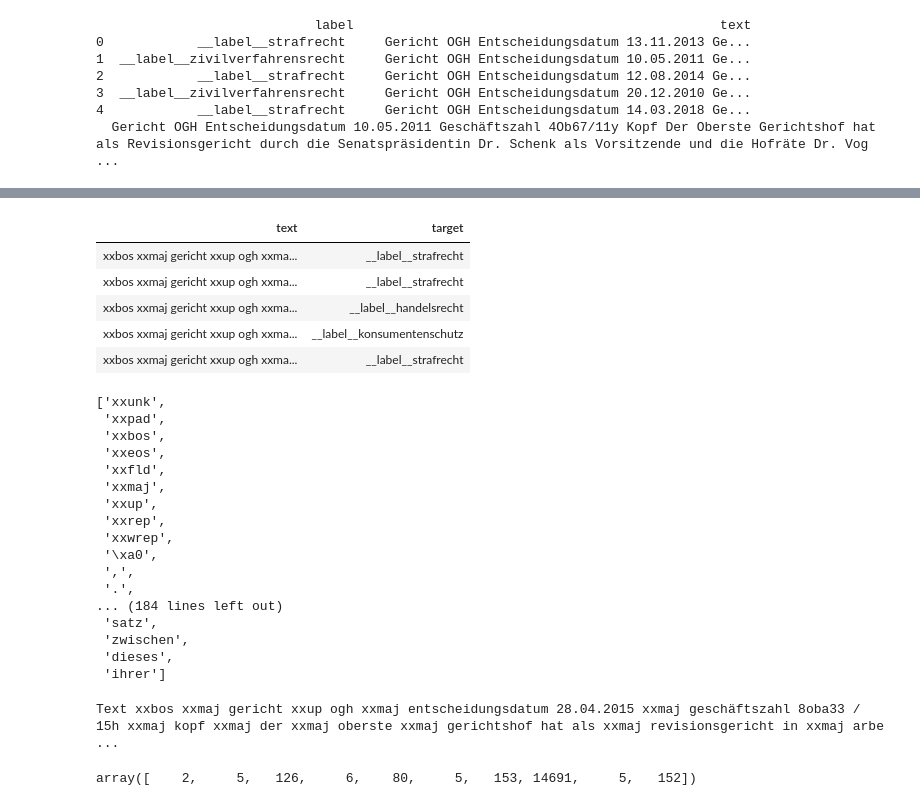
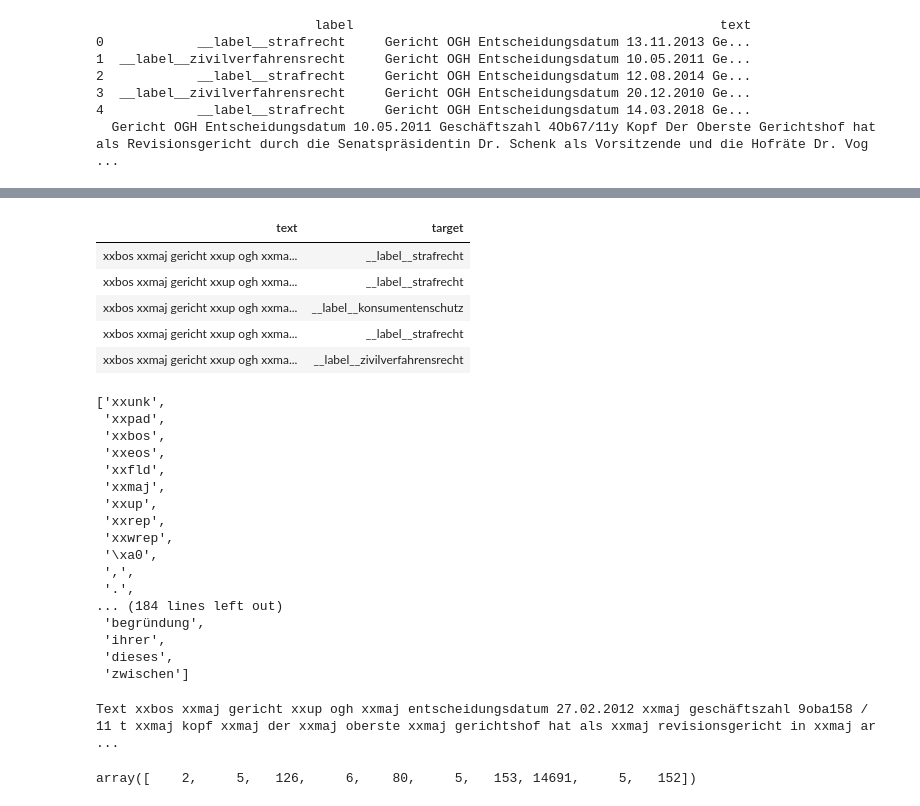
Before and after one commit to gwohlgen/colab, a Jupyter notebook: fastai_AT_court_cases.ipynb, the cells around one changed output, grey strips where cells are left out. Saved outputs shown, nothing was run; the diff lists cells and outputs as text; code cells hidden in the pictures.

```diff
--- a/fastai_AT_court_cases.ipynb
+++ b/fastai_AT_court_cases.ipynb
@@ -54,16 +73,16 @@ KeyboardInterrupt: ignored
 # %%
-#path = Path('.')
-#data = TextClasDataBunch.from_csv(path, 'at_court_cases.csv')
-#data.show_batch()
+path = Path('.')
+data = TextClasDataBunch.from_csv(path, 'at_court_cases.csv')
+data.show_batch()
 # %% [output]
 | text | target |
 | xxbos xxmaj gericht xxup ogh xxma... | __label__strafrecht |
 | xxbos xxmaj gericht xxup ogh xxma... | __label__strafrecht |
-| xxbos xxmaj gericht xxup ogh xxma... | __label__handelsrecht |
 | xxbos xxmaj gericht xxup ogh xxma... | __label__konsumentenschutz |
 | xxbos xxmaj gericht xxup ogh xxma... | __label__strafrecht |
+| xxbos xxmaj gericht xxup ogh xxma... | __label__zivilverfahrensrecht |
 # %%
-#data.vocab.itos[:200]
+data.vocab.itos[:200]
 # %% [output]
 ['xxunk',
  'xxpad',
@@ -78,12 +97,12 @@ KeyboardInterrupt: ignored
  ',',
  '.',
 ... (184 lines left out)
- 'satz',
- 'zwischen',
+ 'begründung',
+ 'ihrer',
  'dieses',
- 'ihrer']
+ 'zwischen']
 # %%
-#data.train_ds[0][0]
+data.train_ds[0][0]
 # %% [output]
-Text xxbos xxmaj gericht xxup ogh xxmaj entscheidungsdatum 28.04.2015 xxmaj geschäftszahl 8oba33 / 15h xxmaj kopf xxmaj der xxmaj oberste xxmaj gerichtshof hat als xxmaj revisionsgericht in xxmaj arbe ...
+Text xxbos xxmaj gericht xxup ogh xxmaj entscheidungsdatum 27.02.2012 xxmaj geschäftszahl 9oba158 / 11 t xxmaj kopf xxmaj der xxmaj oberste xxmaj gerichtshof hat als xxmaj revisionsgericht in xxmaj ar ...
 # %%
```
Also changed, not shown: parts of 8 cells of this notebook.
